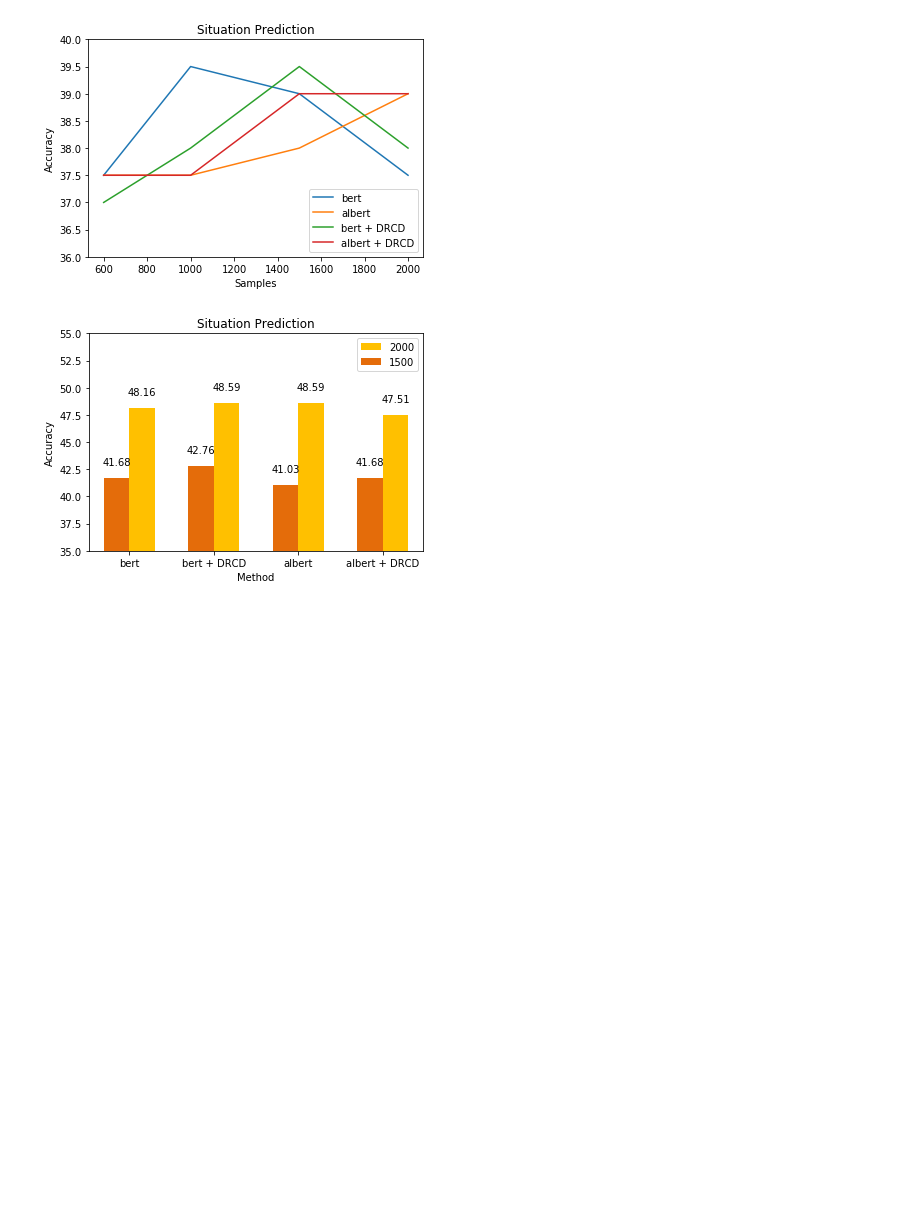
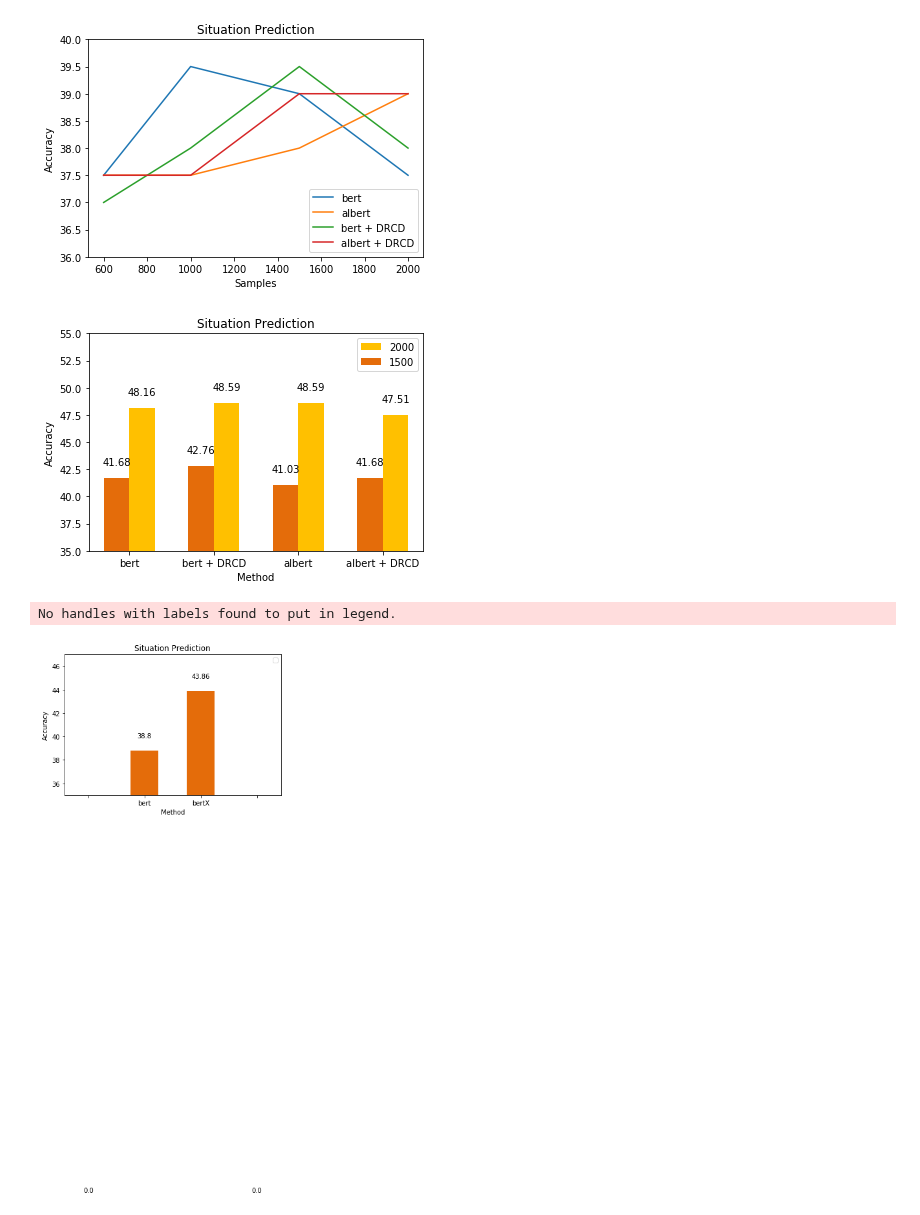
Before and after one commit to an8282p/albert, a Jupyter notebook: 實驗結果圖表顯示.ipynb, the cells around one changed output. Saved outputs shown, nothing was run; the diff lists cells and outputs as text; code cells hidden in the pictures; blank space fills up the shorter version.

```diff
--- a/實驗結果圖表顯示.ipynb
+++ b/實驗結果圖表顯示.ipynb
@@ -60,7 +60,7 @@ plt.ylabel("Accuracy")
 plt.ylim(35, 55)
 #plt.bar(x, class_a, label = 'class_a')
 rects1 = plt.bar(x, class_a, label = '2000', align = "edge", color='#FFC000', width = 0.3)
-rects2 = plt.bar(x, class_b, label = '1500', align = "edge", color='#E46C0A', width = -0.3)
+rects2 = plt.bar(x, class_b, label = '1500', align = "edge", width = -0.3)
 plt.legend()
 for rect in rects1:
     height = rect.get_height()
@@ -71,3 +71,24 @@ for rect in rects2:
 plt.show()
 # %% [output]
 [figure]
+# %%
+import matplotlib.pyplot as plt
+bar_width = 0.2
+
+x = ['', 'bert', 'bertX', '  ']
+class_a = [0, 38.8, 43.86,0]
+plt.title("Situation Prediction")
+plt.xlabel("Method")
+plt.ylabel("Accuracy")
+plt.ylim(35, 47)
+#plt.bar(x, class_a, label = 'class_a')
+rects1 = plt.bar(x, class_a, color='#E46C0A', width=0.5)
+plt.legend()
+for rect in rects1:
+    height = rect.get_height()
+    plt.text(rect.get_x() + rect.get_width() / 2, height+1, str(height), ha="center", va="bottom")
+
+plt.show()
+# %% [output]
+No handles with labels found to put in legend.
+[figure, added]
```
Also changed, not shown: 20 other files.
